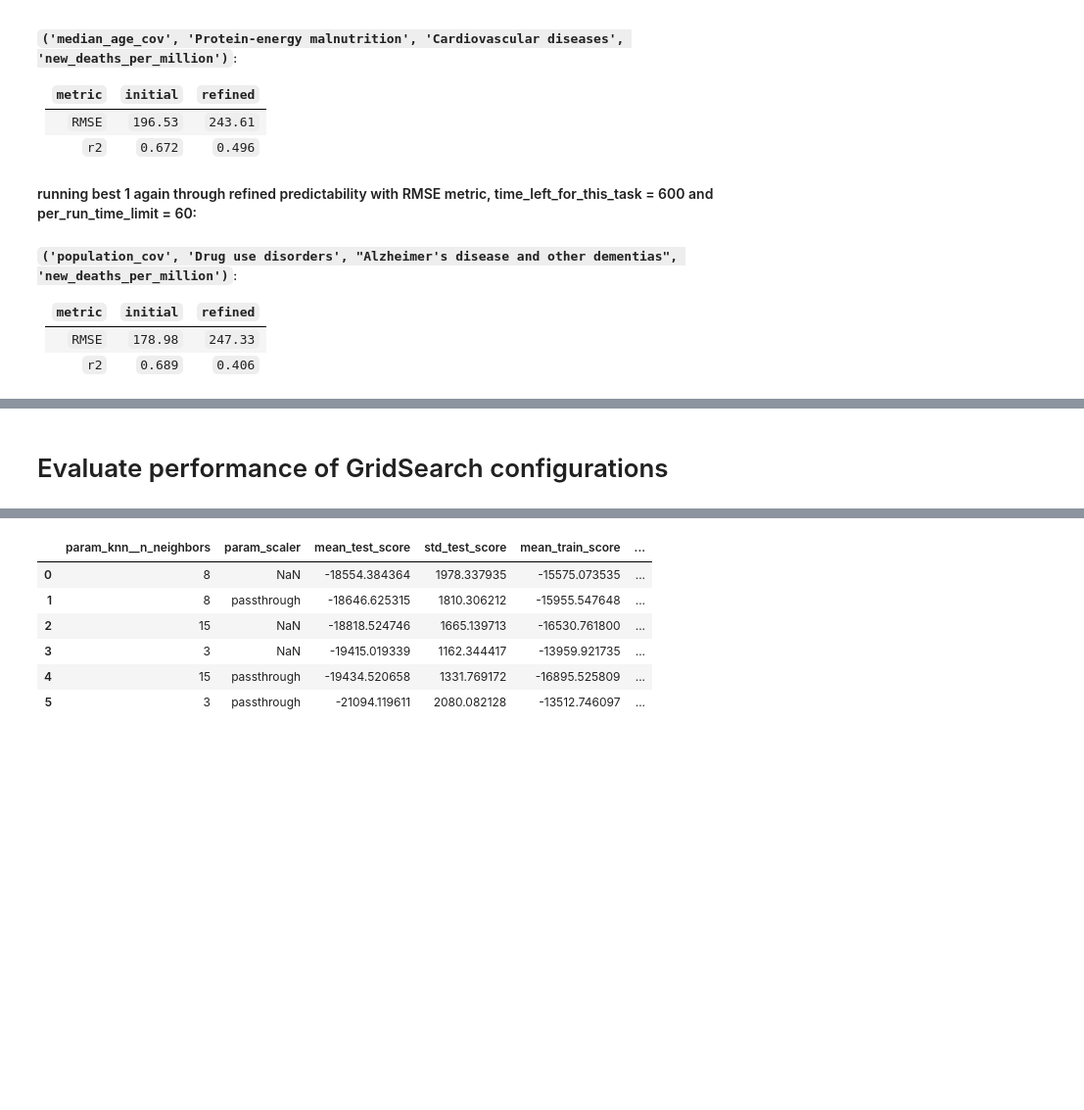
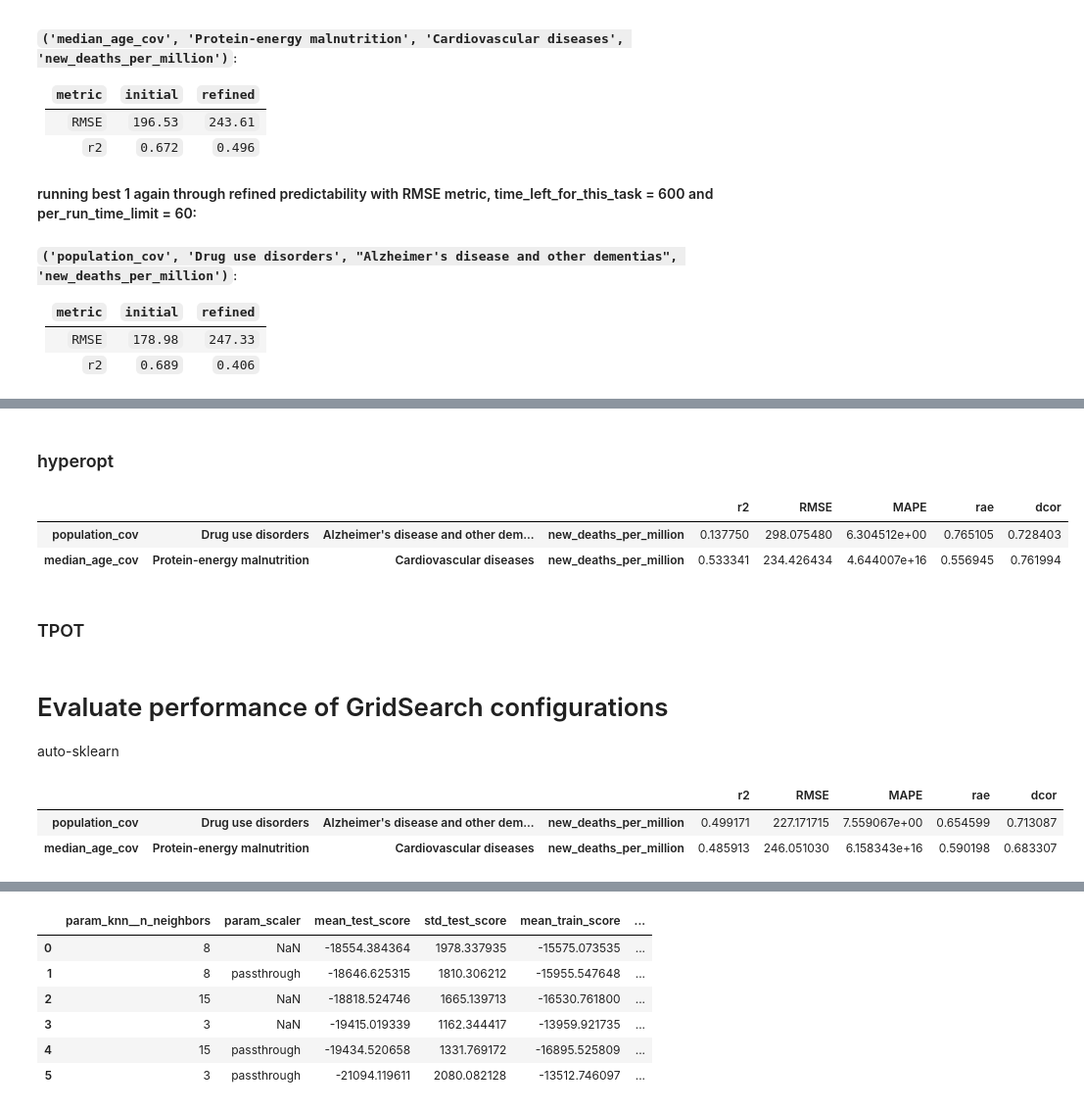
Before and after one commit to limacarvalho/automatedscientificdiscovery, a Jupyter notebook: predictability/doc/covid/covid_analysis.ipynb, the cells around one changed output, grey strips where cells are left out. Shown at 98% size. Saved outputs shown, nothing was run; the diff lists cells and outputs as text; code cells hidden in the pictures; blank space fills up the shorter version.

```diff
--- a/predictability/doc/covid/covid_analysis.ipynb
+++ b/predictability/doc/covid/covid_analysis.ipynb
@@ -80,2 +96,14 @@ len(get_column_combinations(all_cols=all_2020, inputs=3, outputs=1, targets=["ne
 # %%
-metrics_dict, datas_dict = predictability(data=data2020, input_cols=3, output_cols=1, targets=["new_cases_per_million", "new_deaths_per_million",], primkey_cols=["location", "Year_x"], method="kNN", scoring="RMSE", n_jobs=-1, random_state_split=None)
+metrics_dict, datas_dict = predictability(data=data2020,
+                                          input_cols=3, output_cols=1,
+                                          #col_set=["new_cases_per_million", "new_deaths_per_million",
+                                          #         'Area_km2', "Parkinson's disease", 'Obesity_rate', "Drug use disorders", "Alzheimer's disease and other dementias",
+                                          #         "Cardiovascular diseases", "Protein-energy malnutrition", "median_age_cov", "aged_70_older_cov", "Density_km2",
+                                          #         'aged_65_older_cov', 'air_polution', 'stringency_index_cov', 'life_expectancy_cov', 'Diabetes mellitus'],
+                                          targets=["new_cases_per_million", "new_deaths_per_million",],
+                                          primkey_cols=["location", "Year_x"],
+                                          method="kNN",
+                                          scoring="RMSE",
+                                          n_jobs=-1,
+                                          random_state_split=None
+                                         )
@@ -170,7 +202,7 @@ w/ & w/0 scaling:
 from bin.main import tuple_selection
 # %%
 selected_tuples = tuple_selection(metrics_dict,
-                                  n_best=1
+                                  n_best=2
                                   )
 # %%
 selected_tuples
@@ -262,0 +300,19 @@ model_id
+# %% [markdown]
+### hyperopt
+# %%
+hyperopt_refined_metrics_dict, hyperopt_refined_datas_dict = refine_predictability(best_tuples=selected_tuples,
+                                                                 data_dict=datas_dict,
+                                                                 time_left_for_this_task=60,
+                                                                 per_run_time_limit=30,
+                                                                 n_jobs=-1,
+                                                                 use_ray=True,
+                                                                 package="hyperopt"
+                                                                 )
+# %%
+pd.DataFrame.from_dict(hyperopt_refined_metrics_dict).transpose()
+# %% [output]
+|  |  |  |  | r2 | RMSE | MAPE | rae | dcor |
+| population_cov | Drug use disorders | Alzheimer's disease and other dem... | new_deaths_per_million | 0.137750 | 298.075480 | 6.304512e+00 | 0.765105 | 0.728403 |
+| median_age_cov | Protein-energy malnutrition | Cardiovascular diseases | new_deaths_per_million | 0.533341 | 234.426434 | 4.644007e+16 | 0.556945 | 0.761994 |
+# %% [markdown]
+### TPOT
@@ -263,2 +333,4 @@ model_id
 # %% [markdown]
 # Evaluate performance of GridSearch configurations
+
+auto-sklearn
@@ -264,0 +346,6 @@ model_id
+# %%
+pd.DataFrame.from_dict(tpot_refined_metrics_dict).transpose()
+# %% [output]
+|  |  |  |  | r2 | RMSE | MAPE | rae | dcor |
+| population_cov | Drug use disorders | Alzheimer's disease and other dem... | new_deaths_per_million | 0.499171 | 227.171715 | 7.559067e+00 | 0.654599 | 0.713087 |
+| median_age_cov | Protein-energy malnutrition | Cardiovascular diseases | new_deaths_per_million | 0.485913 | 246.051030 | 6.158343e+16 | 0.590198 | 0.683307 |
```
Also changed, not shown: parts of 20 cells of this notebook, 1 other file.
